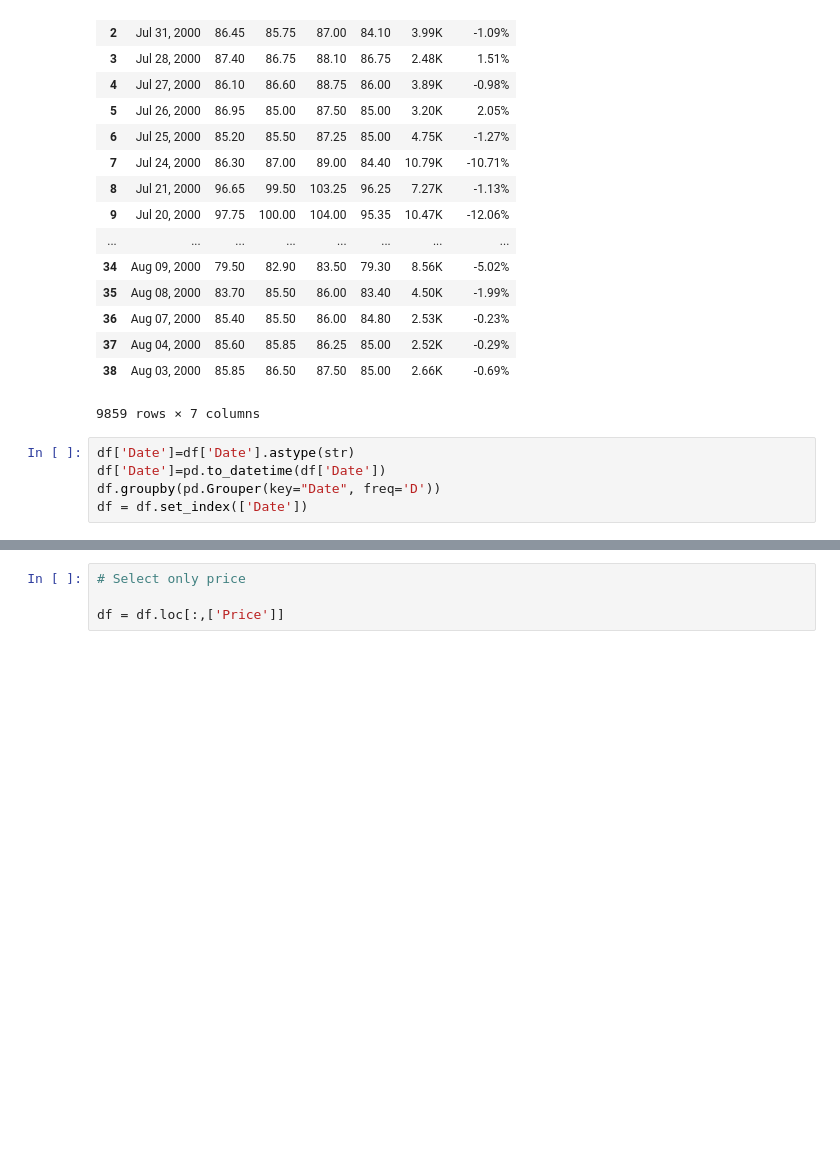
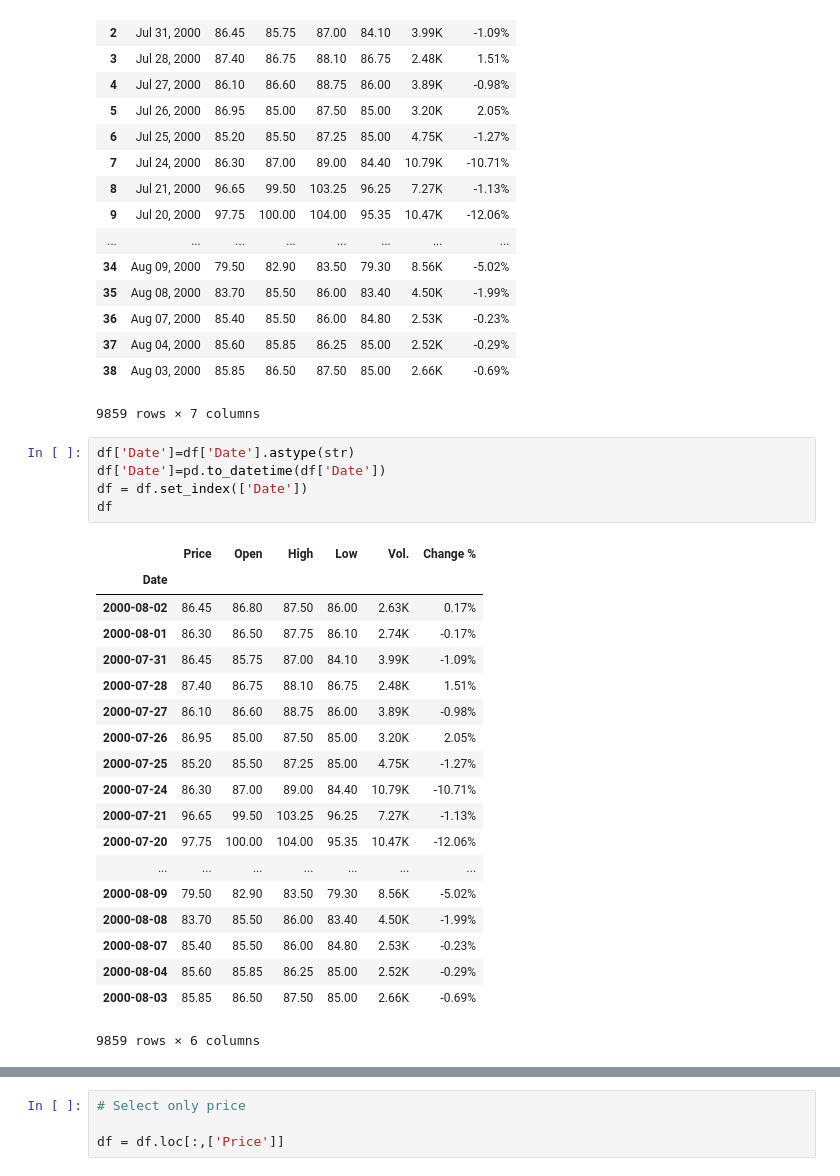
Before and after one commit to teodorkasap/coffee-futures-time-series-analysis, a Jupyter notebook: nb-time-series-analysis-us-coffee-futures-2.ipynb, the cells around one changed output, grey strips where cells are left out. Saved outputs shown, nothing was run; the diff lists cells and outputs as text; blank space fills up the shorter version.

```diff
--- a/nb-time-series-analysis-us-coffee-futures-2.ipynb
+++ b/nb-time-series-analysis-us-coffee-futures-2.ipynb
@@ -106,5 +114,25 @@ df
 # %%
 df['Date']=df['Date'].astype(str)
 df['Date']=pd.to_datetime(df['Date'])
-df.groupby(pd.Grouper(key="Date", freq='D'))
 df = df.set_index(['Date'])
+df
+# %% [output]
+|  | Price | Open | High | Low | Vol. | Change % |
+| Date |  |  |  |  |  |  |
+| 2000-08-02 | 86.45 | 86.80 | 87.50 | 86.00 | 2.63K | 0.17% |
+| 2000-08-01 | 86.30 | 86.50 | 87.75 | 86.10 | 2.74K | -0.17% |
+| 2000-07-31 | 86.45 | 85.75 | 87.00 | 84.10 | 3.99K | -1.09% |
+| 2000-07-28 | 87.40 | 86.75 | 88.10 | 86.75 | 2.48K | 1.51% |
+| 2000-07-27 | 86.10 | 86.60 | 88.75 | 86.00 | 3.89K | -0.98% |
+| 2000-07-26 | 86.95 | 85.00 | 87.50 | 85.00 | 3.20K | 2.05% |
+| 2000-07-25 | 85.20 | 85.50 | 87.25 | 85.00 | 4.75K | -1.27% |
+| 2000-07-24 | 86.30 | 87.00 | 89.00 | 84.40 | 10.79K | -10.71% |
+| 2000-07-21 | 96.65 | 99.50 | 103.25 | 96.25 | 7.27K | -1.13% |
+| 2000-07-20 | 97.75 | 100.00 | 104.00 | 95.35 | 10.47K | -12.06% |
+| ... | ... | ... | ... | ... | ... | ... |
+| 2000-08-09 | 79.50 | 82.90 | 83.50 | 79.30 | 8.56K | -5.02% |
+| 2000-08-08 | 83.70 | 85.50 | 86.00 | 83.40 | 4.50K | -1.99% |
+| 2000-08-07 | 85.40 | 85.50 | 86.00 | 84.80 | 2.53K | -0.23% |
+| 2000-08-04 | 85.60 | 85.85 | 86.25 | 85.00 | 2.52K | -0.29% |
+| 2000-08-03 | 85.85 | 86.50 | 87.50 | 85.00 | 2.66K | -0.69% |
+9859 rows × 6 columns
```
Also changed, not shown: parts of 18 cells of this notebook.
